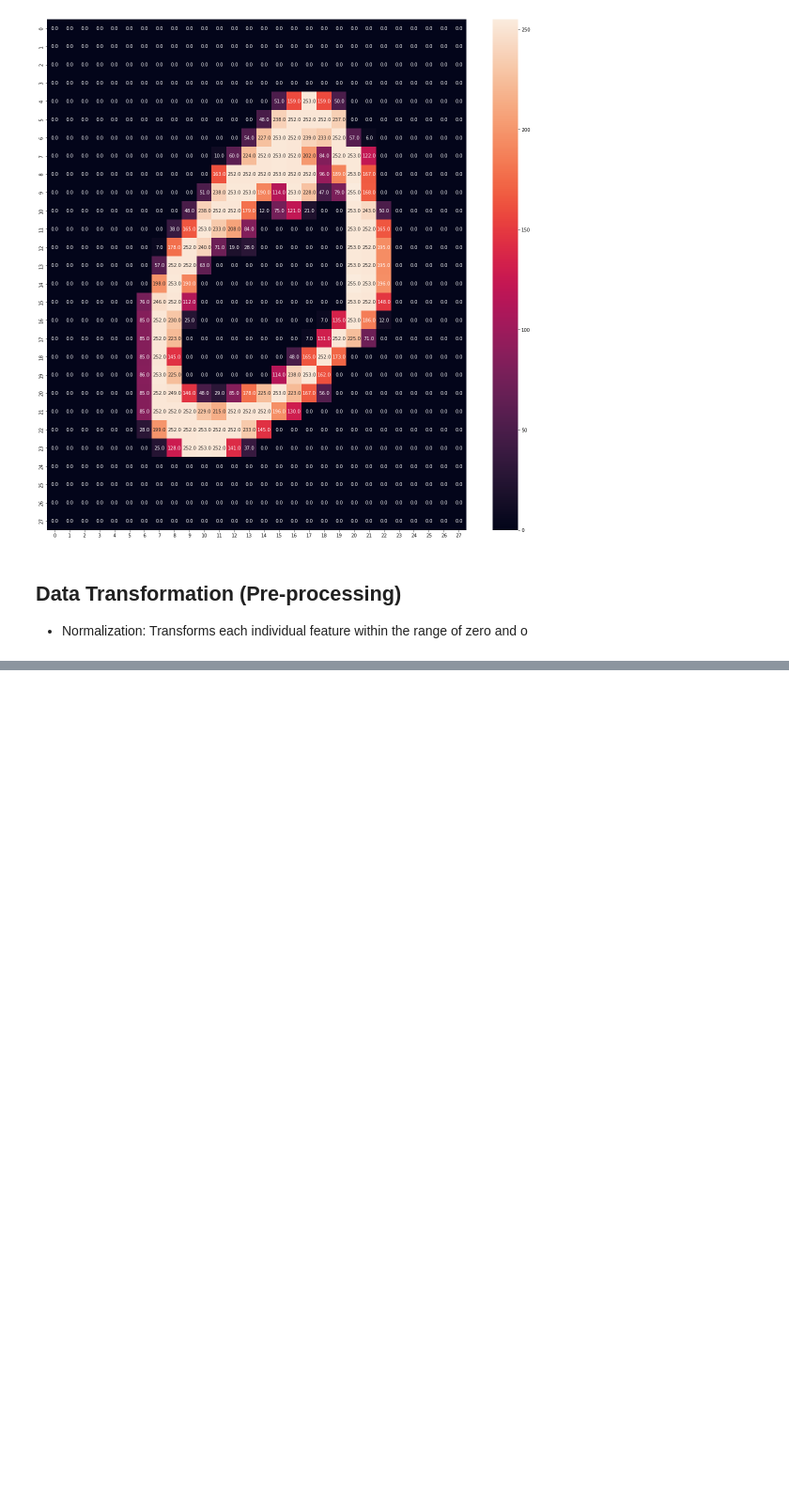
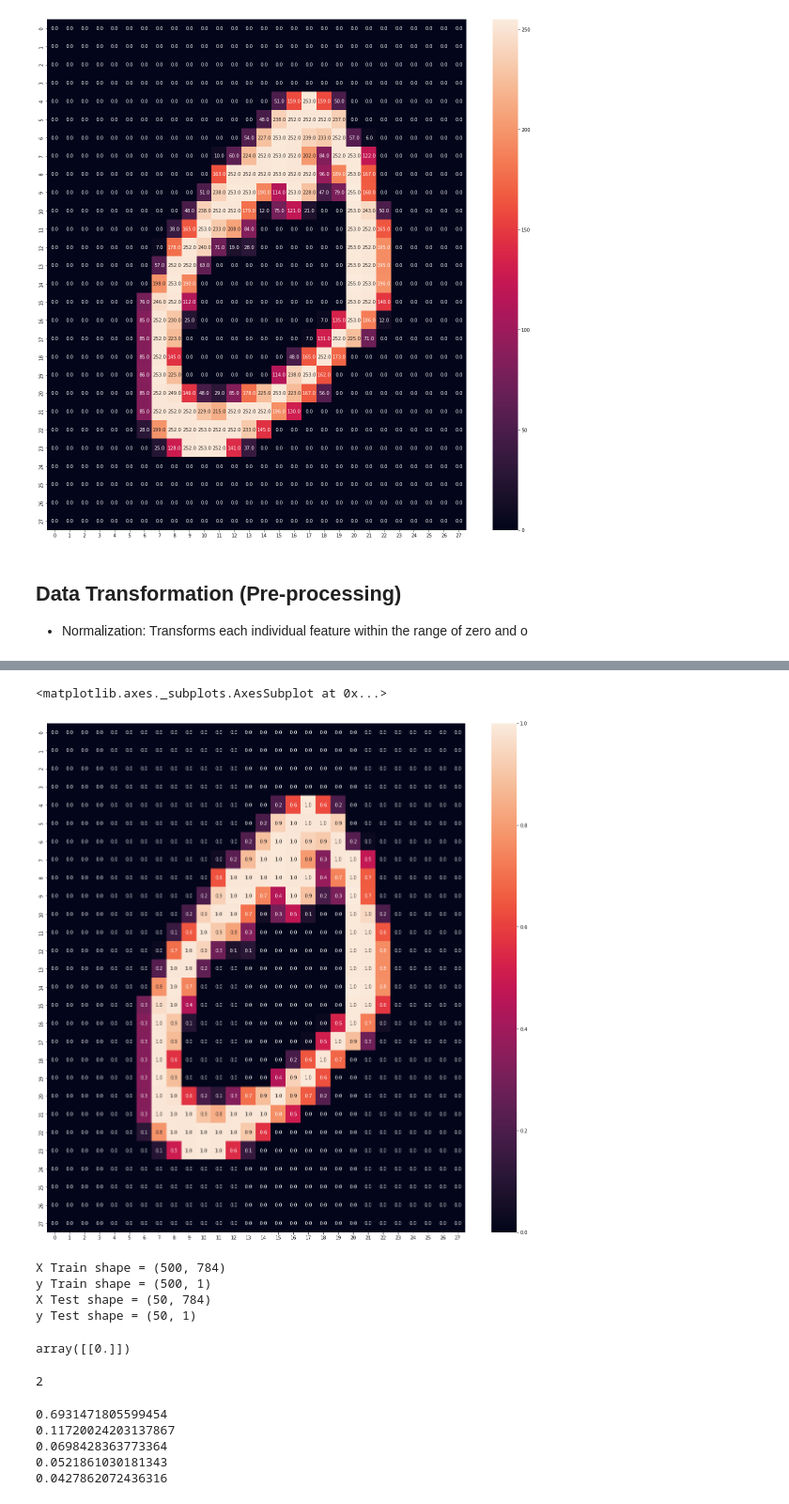
Before and after one commit to thanktua-spp/machine-learning-fundamentals, a Jupyter notebook: MNIST_from_scratch.ipynb, the cells around one changed output, grey strips where cells are left out. Shown at 94% size. Cells and saved outputs as stored; diff of their text form; code cells hidden in the pictures; blank space fills up the shorter version.

```diff
--- a/MNIST_from_scratch.ipynb
+++ b/MNIST_from_scratch.ipynb
@@ -93,0 +109,13 @@ sns.heatmap(x_bin_train[0], annot=True, fmt='.1f')
+# %%
+x_train_norm, y_train_norm = norm_data(x_train_bin, y_train_bin)
+x_test_norm, y_test_norm = norm_data(x_test_bin, y_test_bin)
+
+log_print(x_train_norm, y_train_norm)
+log_print(x_test_norm, y_test_norm, "Test")
+
+print("*****************************")
+x_train_flat = flatten(x_train_norm)
+x_test_flat = flatten(x_test_norm)
+
+log_print(x_train_flat, y_test_norm)
+log_print(x_test_flat, y_test_norm, "Test")
@@ -93,0 +132,20 @@ sns.heatmap(x_bin_train[0], annot=True, fmt='.1f')
+# %%
+plt.figure(figsize=(20,20))
+sns.heatmap(x_train_norm[0], annot=True, fmt='.1f')
+# %% [output]
+<matplotlib.axes._subplots.AxesSubplot at 0x...>
+[figure, added]
+# %%
+ntrain_s = 500
+ntest_s = 50
+
+X_train_tr, y_train_tr = trim_data(x_train_flat, y_train_norm, ntrain_s)
+X_test_tr, y_test_tr = trim_data(x_test_flat, y_test_norm, ntest_s)
+
+log_print(X_train_tr, y_train_tr, tag='Train')
+log_print(X_test_tr, y_test_tr, tag='Test')
+# %% [output]
+X Train shape = (500, 784)
+y Train shape = (500, 1)
+X Test shape = (50, 784)
+y Test shape = (50, 1)
@@ -93,0 +208,5 @@ sns.heatmap(x_bin_train[0], annot=True, fmt='.1f')
+# %%
+model = Logistic_Regression()
+model.model_weight
+# %% [output]
+array([[0.]])
@@ -93,0 +222,4 @@ sns.heatmap(x_bin_train[0], annot=True, fmt='.1f')
+# %%
+y.ndim
+# %% [output]
+2
@@ -93,0 +280,9 @@ sns.heatmap(x_bin_train[0], annot=True, fmt='.1f')
+# %%
+epochs = 500
+cost_history, weights =  fit_classifier(X_train_tr, y_train_tr, epochs, lr = 0.01, verbose=True)
+# %% [output]
+0.6931471805599454
+0.11720024203137867
+0.0698428363773364
+0.0521861030181343
+0.0427862072436316
```
Also changed, not shown: parts of 35 cells of this notebook.
